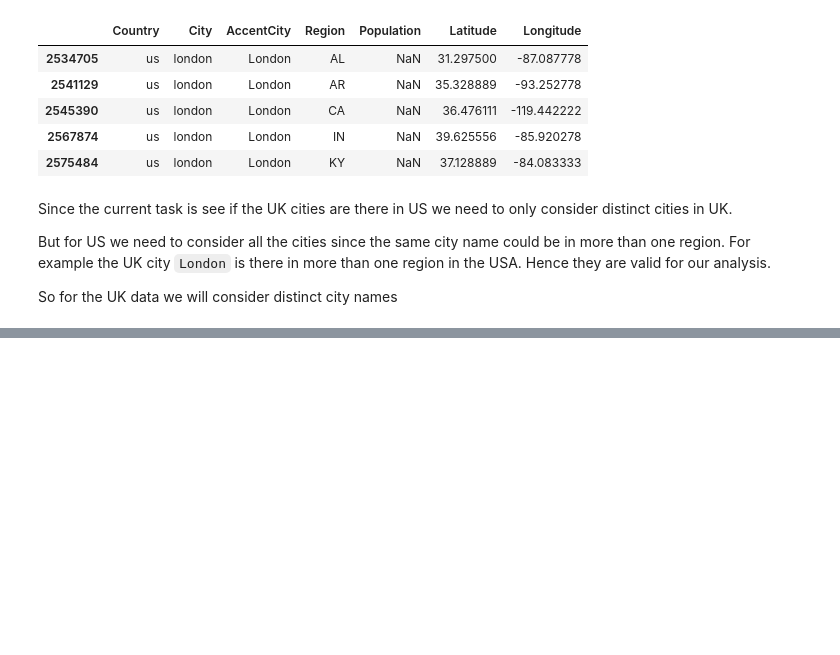
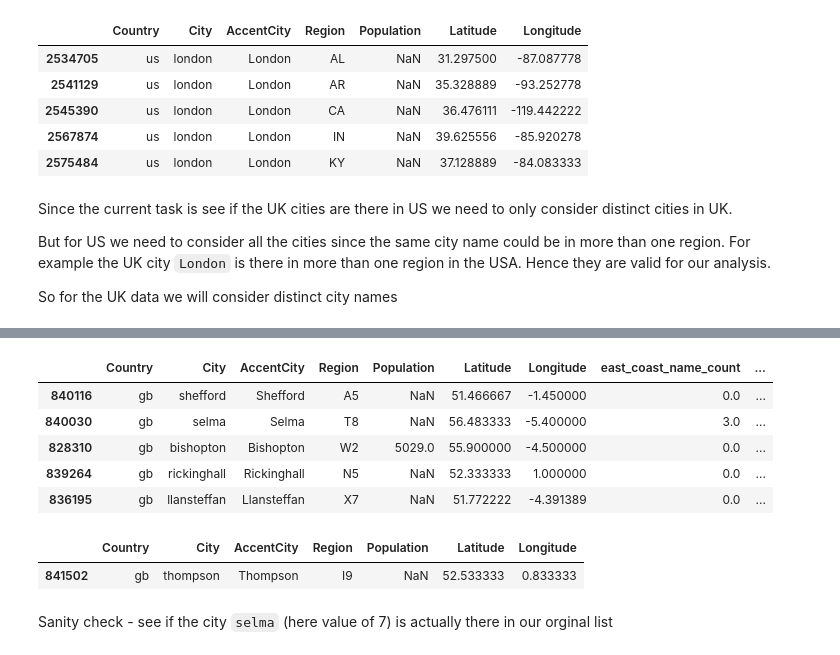
Before and after one commit to yackoa/us_cities_with_english_names, a Jupyter notebook: thoughts.ipynb, the cells around one changed output, grey strips where cells are left out. Saved outputs shown, nothing was run; the diff lists cells and outputs as text; code cells hidden in the pictures; blank space fills up the shorter version.

```diff
--- a/thoughts.ipynb
+++ b/thoughts.ipynb
@@ -99,0 +190,18 @@ So for the UK data we will consider distinct city names
+# %%
+uk.fillna({'east_coast_name_count':0, 'west_coast_name_count':0},inplace=True)
+# %%
+uk.sample(5)
+# %% [output]
+|  | Country | City | AccentCity | Region | Population | Latitude | Longitude | east_coast_name_count | ... |
+| 840116 | gb | shefford | Shefford | A5 | NaN | 51.466667 | -1.450000 | 0.0 | ... |
+| 840030 | gb | selma | Selma | T8 | NaN | 56.483333 | -5.400000 | 3.0 | ... |
+| 828310 | gb | bishopton | Bishopton | W2 | 5029.0 | 55.900000 | -4.500000 | 0.0 | ... |
+| 839264 | gb | rickinghall | Rickinghall | N5 | NaN | 52.333333 | 1.000000 | 0.0 | ... |
+| 836195 | gb | llansteffan | Llansteffan | X7 | NaN | 51.772222 | -4.391389 | 0.0 | ... |
+# %%
+uk.loc[uk['City']=='thompson']#.sample(5)
+# %% [output]
+|  | Country | City | AccentCity | Region | Population | Latitude | Longitude |
+| 841502 | gb | thompson | Thompson | I9 | NaN | 52.533333 | 0.833333 |
+# %% [markdown]
+Sanity check - see if the city `selma` (here value of 7) is actually there in our orginal list
```
Also changed, not shown: parts of 36 cells of this notebook.
